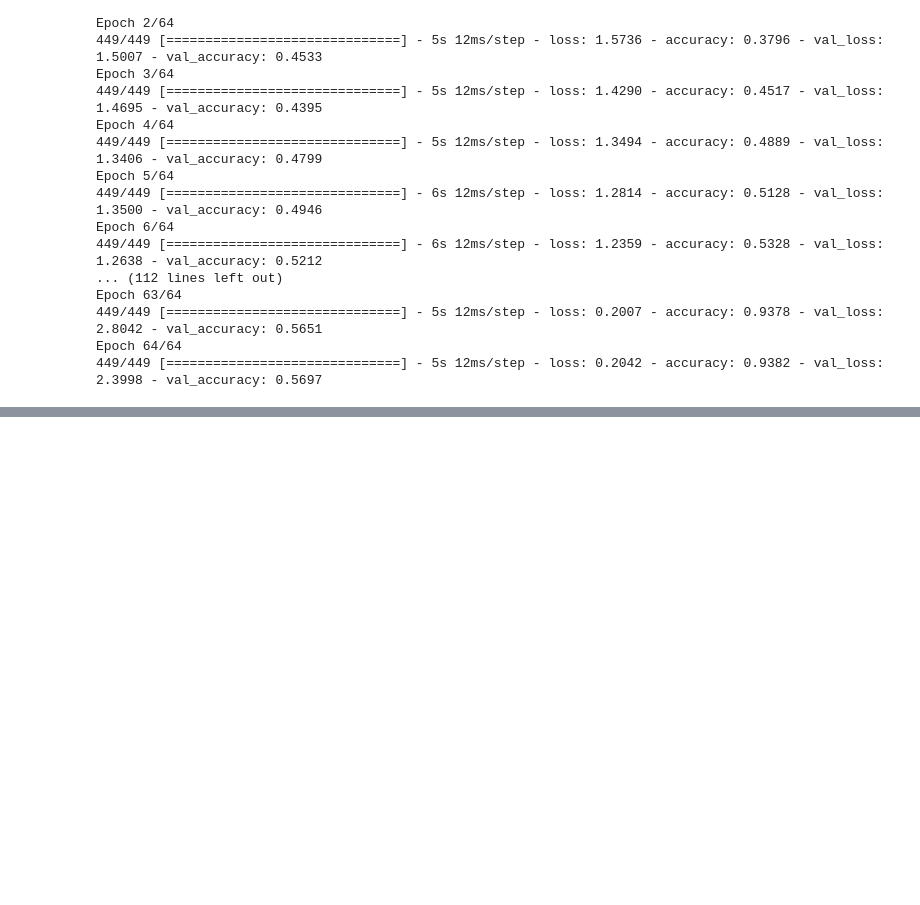
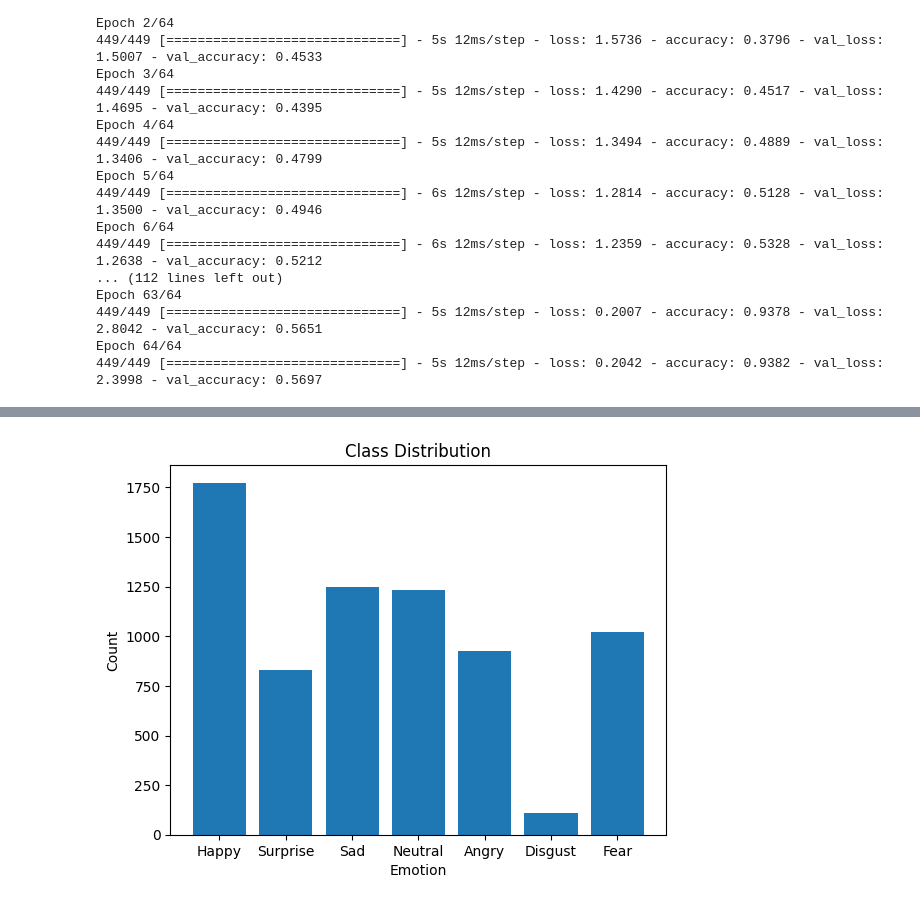
Before and after one commit to salveendutt/Age-Recognition-App, a Jupyter notebook: Age Recognition/Models/emotion_recognition.ipynb, the cells around one changed output, grey strips where cells are left out. Drawn from its saved outputs; the diff is of its cells as text; code cells hidden in the pictures; blank space fills up the shorter version.

```diff
--- a/Age Recognition/Models/emotion_recognition.ipynb
+++ b/Age Recognition/Models/emotion_recognition.ipynb
@@ -173,0 +201,12 @@ model.save("../../app/models/cnn_emotion2.h5")
+# %%
+# Count the number of samples in each class
+class_counts = np.bincount(y_valid_single)
+
+# Plot bar plot
+plt.bar(emotion_labels, class_counts)
+plt.xlabel('Emotion')
+plt.ylabel('Count')
+plt.title('Class Distribution')
+plt.show()
+# %% [output]
+[figure, added]
```
Also changed, not shown: parts of 4 cells of this notebook.
